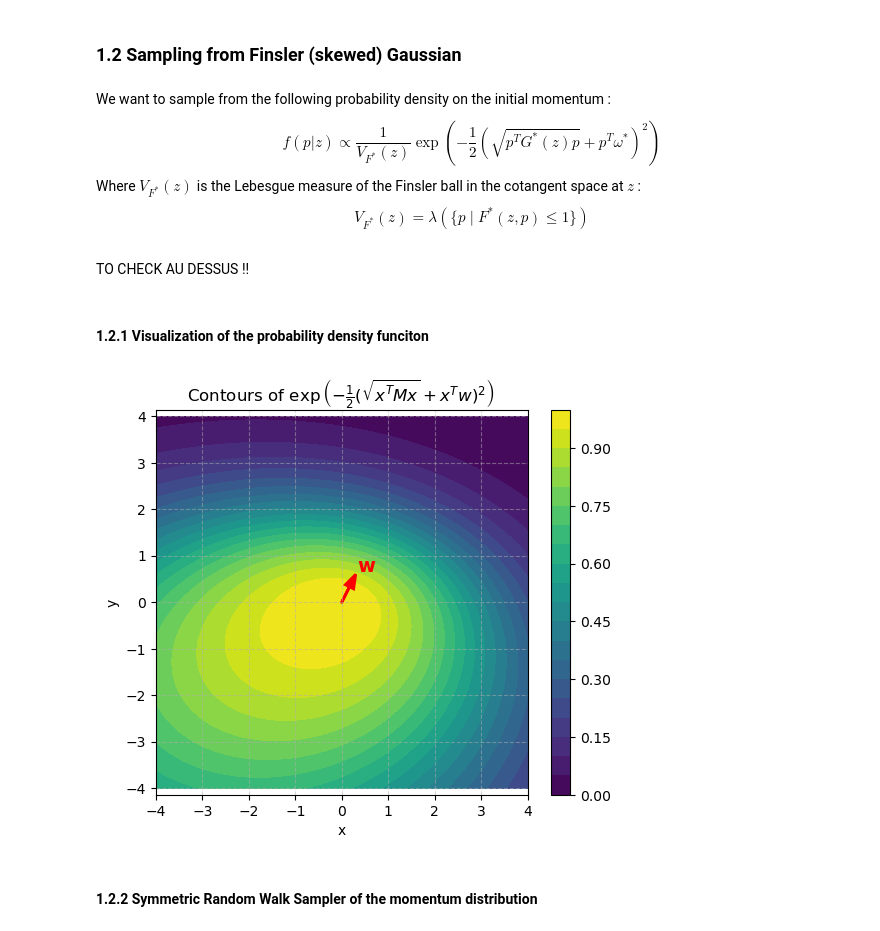
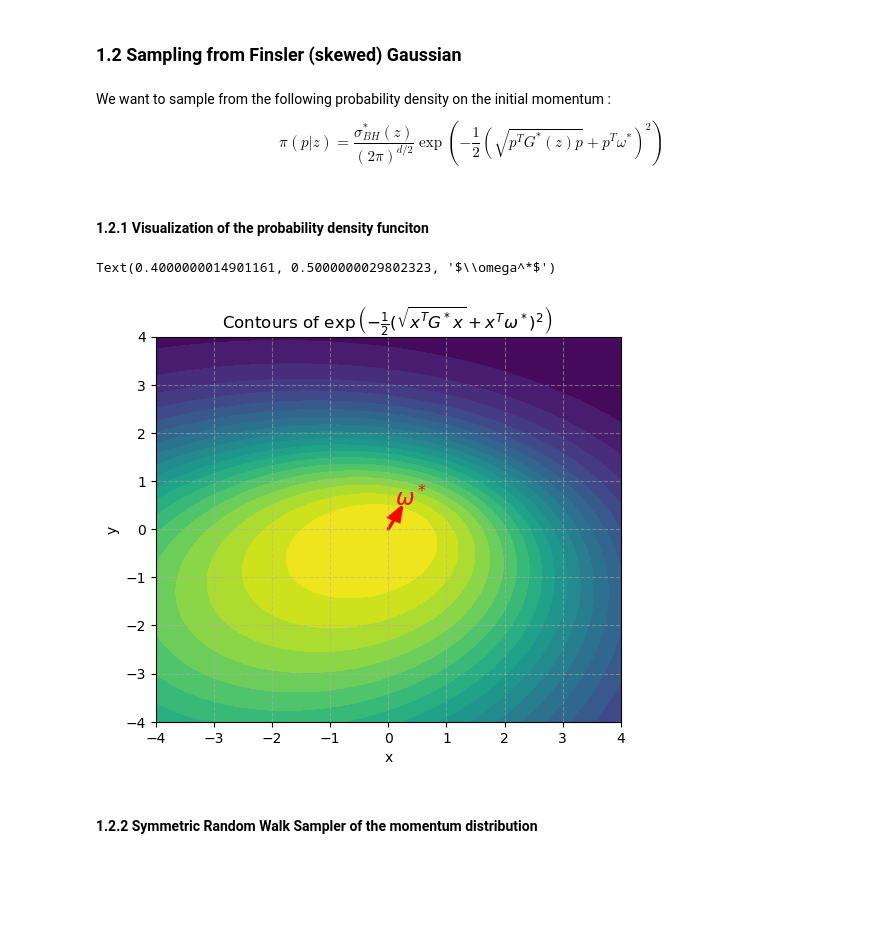
Before and after one commit to abelmaxv/geodesic_toolbox, a Jupyter notebook: experiment/FHMC.ipynb, the cells around one changed output. Cells and saved outputs as stored; diff of their text form; code cells hidden in the pictures; blank space fills up the shorter version.

```diff
--- a/experiment/FHMC.ipynb
+++ b/experiment/FHMC.ipynb
@@ -228,14 +228,8 @@ plt.show()
 # %% [markdown]
 We want to sample from the following probability density on the initial momentum :
 \begin{equation*}
-    f(p|z) \propto \frac{1}{V_{F^*}(z)}\exp\left(-\frac{1}{2}(\sqrt{p^TG^*(z)p} + p^T \omega^*)^2\right)
+    \pi(p|z)=\frac{\sigma_{BH}^*(z)}{(2\pi)^{d/2}}\exp\left(-\frac{1}{2}(\sqrt{p^TG^*(z)p} + p^T \omega^*)^2\right)
 \end{equation*}
-Where $V_{F^*}(z)$ is the Lebesgue measure of the Finsler ball in the cotangent space at $z$ :
-\begin{equation*}
-    V_{F^*}(z) = \lambda (\{p \mid F^*(z,p) \le 1\})
-\end{equation*}
-# %% [markdown]
-TO CHECK AU DESSUS !!
 # %% [markdown]
 #### 1.2.1 Visualization of the probability density funciton
 # %%
@@ -244,47 +238,61 @@ w = torch.tensor([0.1, 0.2])
 M = torch.tensor([[0.1, 0.],
               [0.0, 0.2]])
 # %%
-w = w.numpy()
-M = M.numpy()
-
+# If w and M are torch tensors, convert to numpy.
+# If they're already numpy arrays, leave them as is.
+if hasattr(w, "numpy"):
+    w = w.numpy()
+if hasattr(M, "numpy"):
+    M = M.numpy()
 
 # Make a grid of (x, y) points
 x = np.linspace(-4, 4, 200)
 y = np.linspace(-4, 4, 200)
 X, Y = np.meshgrid(x, y)
 XY = np.stack([X, Y], axis=-1)  # shape (200, 200, 2)
 
 # Compute sqrt(x^T M x) for each point in the grid
-# norm_M_XY[i, j] = sqrt([x, y] @ M @ [x, y])
 norm_M_XY = np.sqrt(np.einsum('...i,ij,...j->...', XY, M, XY))
 
 # Compute x^T w for each point
 dot_XY_w = XY @ w
 Z = np.exp(-0.5 * (norm_M_XY + dot_XY_w) ** 2)
 
 plt.figure(figsize=(6, 5))
 contourf = plt.contourf(X, Y, Z, levels=20, cmap='viridis')
-plt.colorbar(contourf)
-plt.title(r"Contours of $\exp\left(-\frac{1}{2}(\sqrt{x^T M x} + x^T w)^2\right)$ ")
+plt.xlabel("x")
+plt.title(r"Contours of $\exp\left(-\frac{1}{2}(\sqrt{x^T G^* x} + x^T \omega^*)^2\right)$ ")
 plt.xlabel("x")
 plt.ylabel("y")
 plt.grid(True, alpha=0.5, linestyle="--")
-plt.axis('equal')
-
-# Add an arrow to indicate the direction of w
+# Add an arrow to indicate the direction of w and display the label using annotate
 arrow_start = np.array([0.0, 0.0])  # arrow starts at the origin
-arrow_scale = 3.0  # scale for visual appearance
 plt.arrow(
-    arrow_start[0], arrow_start[1],
-    w[0]*arrow_scale, w[1]*arrow_scale,
-    head_width=0.2, head_length=0.3, color='red', linewidth=2,
-    length_includes_head=True, label='w direction'
+    arrow_start[0],
+    arrow_start[1],
+    w[0],
+    w[1],
+    head_width=0.2,
+    head_length=0.3,
+    fc="red",
+    ec="red",
+    linewidth=2,
 )
-plt.text(w[0]*arrow_scale*1.1, w[1]*arrow_scale*1.1, r'$\mathbf{w}$', color='red', fontsize=14)
-
-plt.show()
+# Add a label with LaTeX at the arrow tip
+arrow_tip = arrow_start + w
+plt.annotate(
+    r"$\omega^*$",
+    xy=(arrow_tip[0], arrow_tip[1]),
+    xytext=(arrow_tip[0]+0.3, arrow_tip[1]+0.3),
+    color="red",
+    fontsize=16,
+    fontweight="bold",
+    arrowprops=dict(arrowstyle="->", color="red", linewidth=0),  # invisible arrow for alignment
+    ha='center'
+)
 # %% [output]
+Text(0.4000000014901161, 0.5000000029802323, '$\\omega^*$')
-[figure, old version]
+[figure, new version]
 # %% [markdown]
 #### 1.2.2 Symmetric Random Walk Sampler of the momentum distribution
 # %%
```
Also changed, not shown: parts of 28 cells of this notebook, 1 other file.
